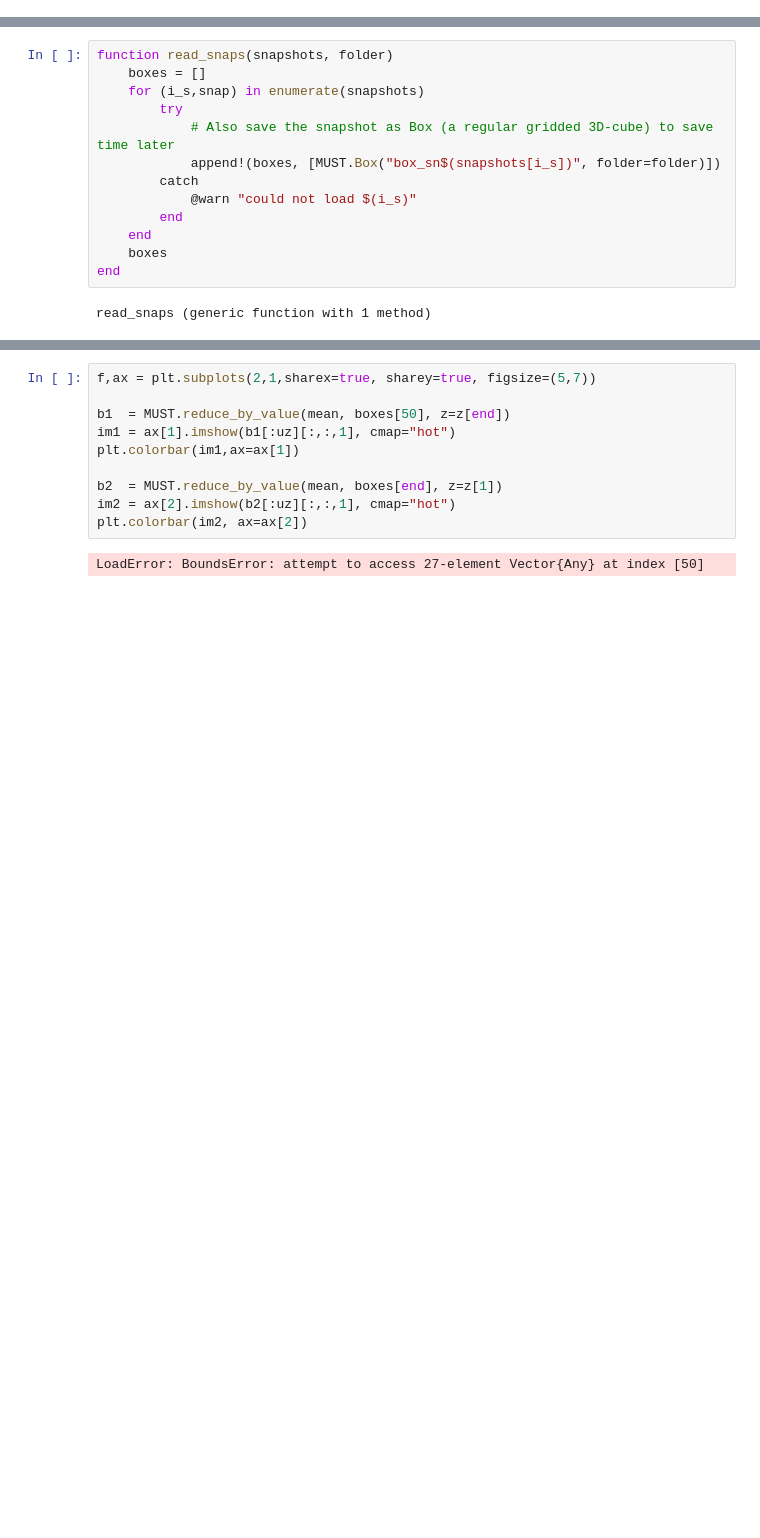
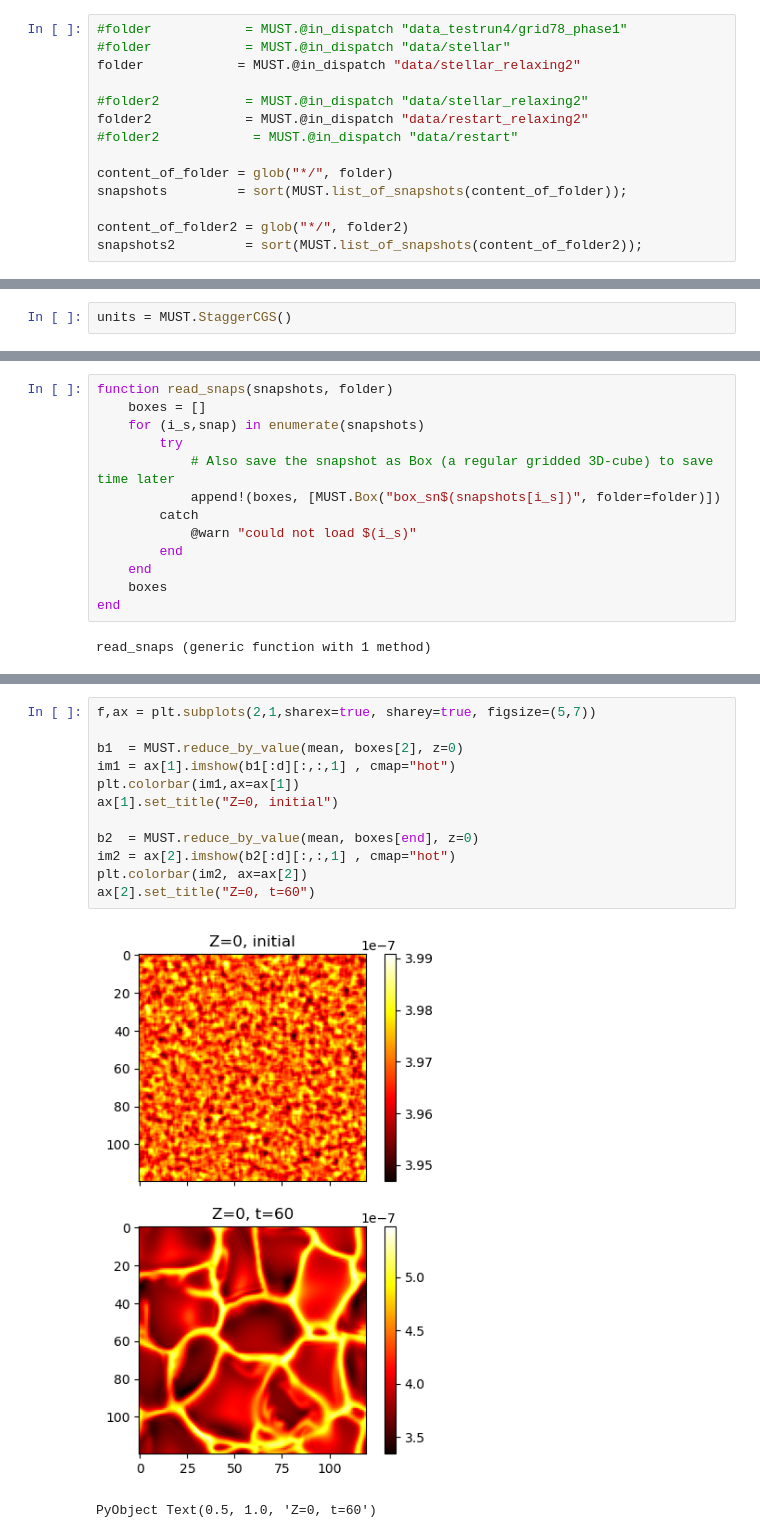
Before and after one commit to pe1995/MUST.jl, a Jupyter notebook: examples/visualize/hunt_errors.ipynb, the cells around one changed output, grey strips where cells are left out. Saved outputs shown, nothing was run; the diff lists cells and outputs as text; blank space fills up the shorter version.

```diff
--- a/examples/visualize/hunt_errors.ipynb
+++ b/examples/visualize/hunt_errors.ipynb
@@ -19,2 +15,18 @@ snapshots         = sort(MUST.list_of_snapshots(content_of_folder));
+# %%
+#folder            = MUST.@in_dispatch "data_testrun4/grid78_phase1"
+#folder            = MUST.@in_dispatch "data/stellar"
+folder            = MUST.@in_dispatch "data/stellar_relaxing2"
+
+#folder2           = MUST.@in_dispatch "data/stellar_relaxing2"
+folder2            = MUST.@in_dispatch "data/restart_relaxing2"
+#folder2            = MUST.@in_dispatch "data/restart"
+
+content_of_folder = glob("*/", folder)
+snapshots         = sort(MUST.list_of_snapshots(content_of_folder));
+
+content_of_folder2 = glob("*/", folder2)
+snapshots2         = sort(MUST.list_of_snapshots(content_of_folder2));
 # %%
 eos_stagger = EOS.stagger(top=MUST.dispatch_location, file="table.dat");
+# %%
+units = MUST.StaggerCGS()
@@ -98,13 +108,16 @@ z[end] = 0.975f0
 # %%
 f,ax = plt.subplots(2,1,sharex=true, sharey=true, figsize=(5,7))
 
-b1  = MUST.reduce_by_value(mean, boxes[50], z=z[end])
-im1 = ax[1].imshow(b1[:uz][:,:,1], cmap="hot")
+b1  = MUST.reduce_by_value(mean, boxes[2], z=0)
+im1 = ax[1].imshow(b1[:d][:,:,1] , cmap="hot")
 plt.colorbar(im1,ax=ax[1])
+ax[1].set_title("Z=0, initial")
 
-b2  = MUST.reduce_by_value(mean, boxes[end], z=z[1])
-im2 = ax[2].imshow(b2[:uz][:,:,1], cmap="hot")
+b2  = MUST.reduce_by_value(mean, boxes[end], z=0)
+im2 = ax[2].imshow(b2[:d][:,:,1] , cmap="hot")
 plt.colorbar(im2, ax=ax[2])
+ax[2].set_title("Z=0, t=60")
 # %% [output]
+[figure, added]
-LoadError: BoundsError: attempt to access 27-element Vector{Any} at index [50]
+PyObject Text(0.5, 1.0, 'Z=0, t=60')
 # %%
```
Also changed, not shown: parts of 16 cells of this notebook, 7 other files.
